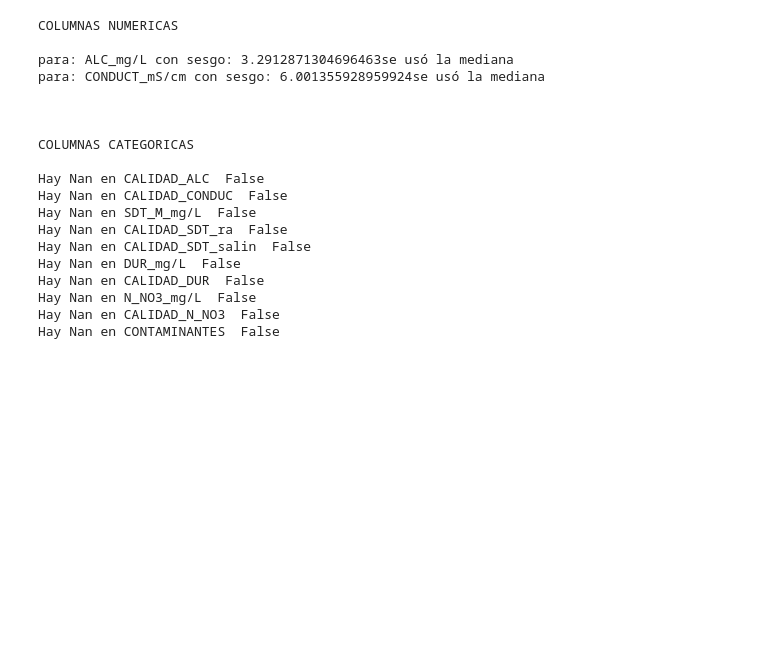
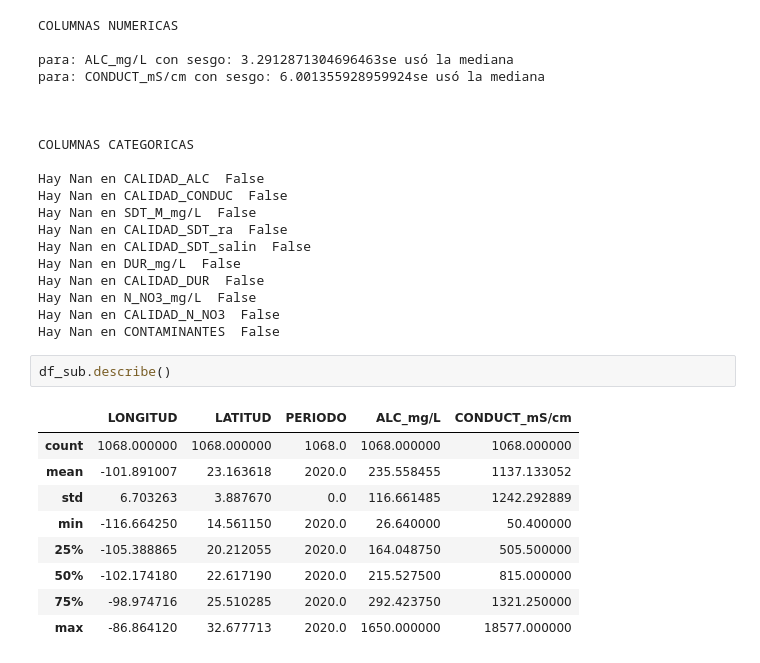
Before and after one commit to PosgradoMNA/actividades-de-aprendizaje-ams182, a Jupyter notebook: Reto pt1.ipynb, the cells around one changed output. Drawn from its saved outputs; the diff is of its cells as text; blank space fills up the shorter version.

```diff
--- a/Reto pt1.ipynb
+++ b/Reto pt1.ipynb
@@ -147,3 +176,15 @@ Hay Nan en CALIDAD_DUR  False
 Hay Nan en N_NO3_mg/L  False
 Hay Nan en CALIDAD_N_NO3  False
 Hay Nan en CONTAMINANTES  False
+# %%
+df_sub.describe()
+# %% [output]
+|  | LONGITUD | LATITUD | PERIODO | ALC_mg/L | CONDUCT_mS/cm |
+| count | 1068.000000 | 1068.000000 | 1068.0 | 1068.000000 | 1068.000000 |
+| mean | -101.891007 | 23.163618 | 2020.0 | 235.558455 | 1137.133052 |
+| std | 6.703263 | 3.887670 | 0.0 | 116.661485 | 1242.292889 |
+| min | -116.664250 | 14.561150 | 2020.0 | 26.640000 | 50.400000 |
+| 25% | -105.388865 | 20.212055 | 2020.0 | 164.048750 | 505.500000 |
+| 50% | -102.174180 | 22.617190 | 2020.0 | 215.527500 | 815.000000 |
+| 75% | -98.974716 | 25.510285 | 2020.0 | 292.423750 | 1321.250000 |
+| max | -86.864120 | 32.677713 | 2020.0 | 1650.000000 | 18577.000000 |
```
Also changed, not shown: parts of 13 cells of this notebook.
